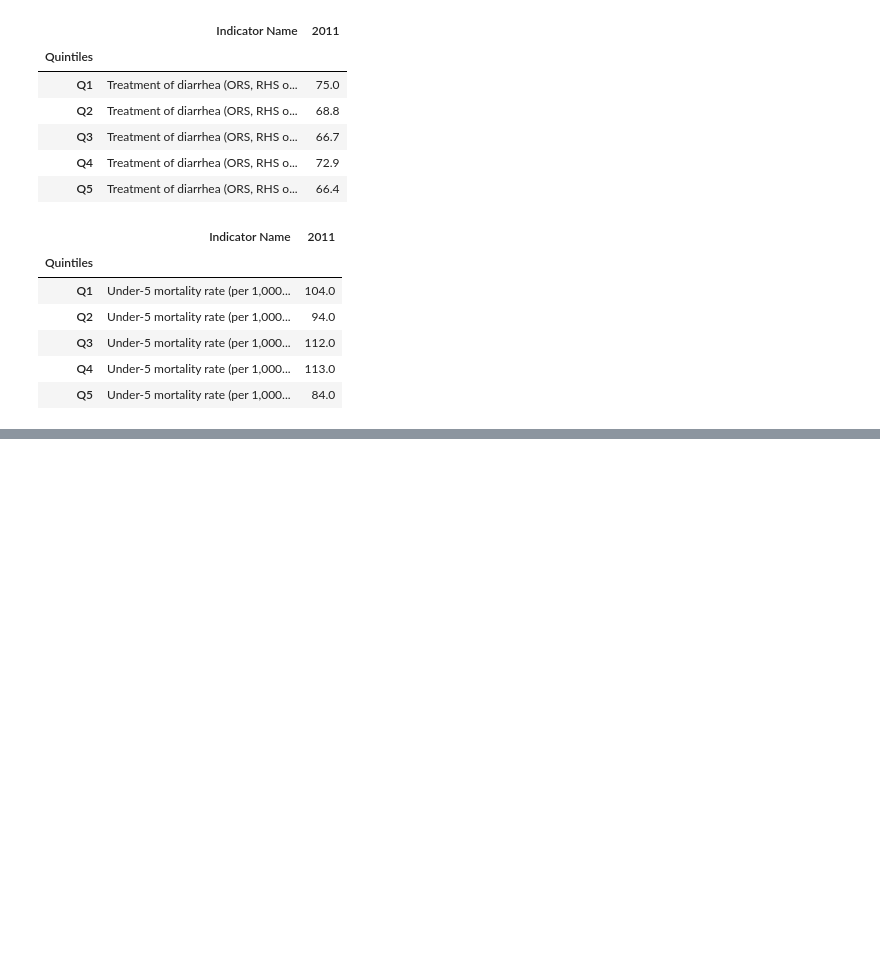
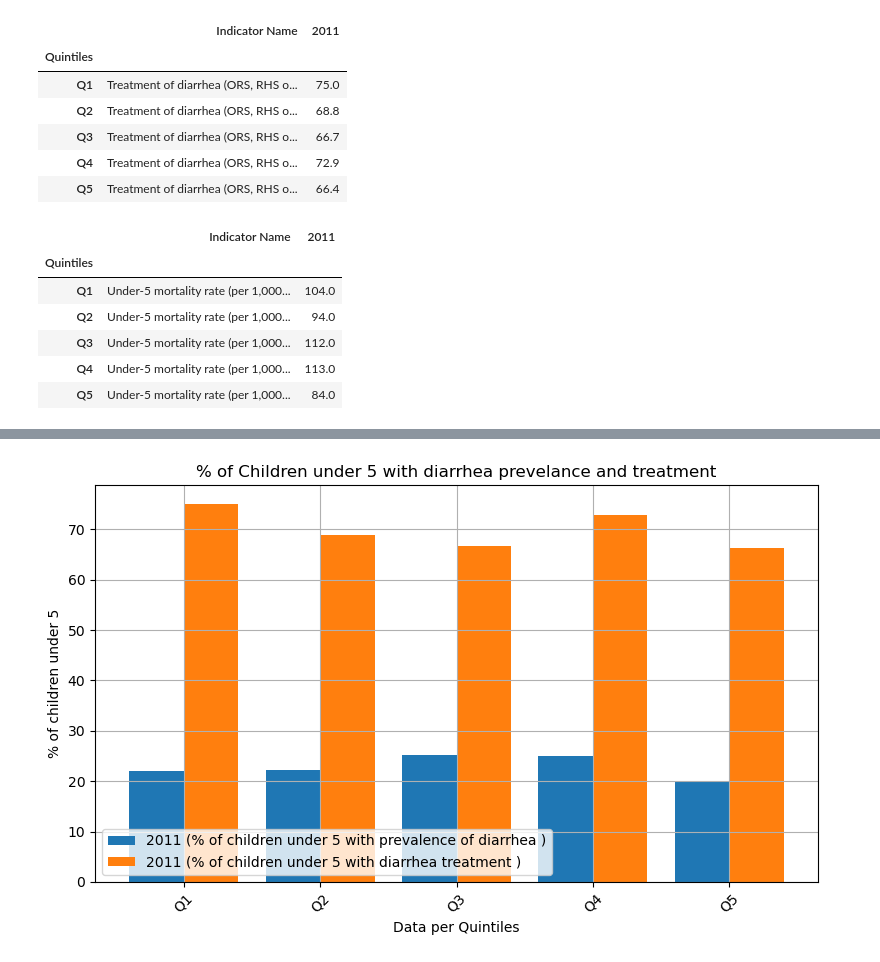
Before and after one commit to S-haila/Project1_group4, a Jupyter notebook: afgan2011.ipynb, the cells around one changed output, grey strips where cells are left out. Saved outputs shown, nothing was run; the diff lists cells and outputs as text; code cells hidden in the pictures; blank space fills up the shorter version.

Commit message:
legend update

```diff
--- a/afgan2011.ipynb
+++ b/afgan2011.ipynb
@@ -601,0 +576,13 @@ plt.show()
+# %%
+merged_diarrhea_plot = merged_diarrhea.plot(kind ='bar', figsize = (8,5), rot=45, width = 0.8)
+
+
+merged_diarrhea_plot.set_title(label = "% of Children under 5 with diarrhea prevelance and treatment")
+merged_diarrhea_plot.set_xlabel("Data per Quintiles")
+merged_diarrhea_plot.set_ylabel("% of children under 5")
+plt.legend(loc="lower left")
+plt.grid()
+plt.tight_layout()
+plt.show()
+# %% [output]
+[figure, added]
```
Also changed, not shown: parts of 31 cells of this notebook.
